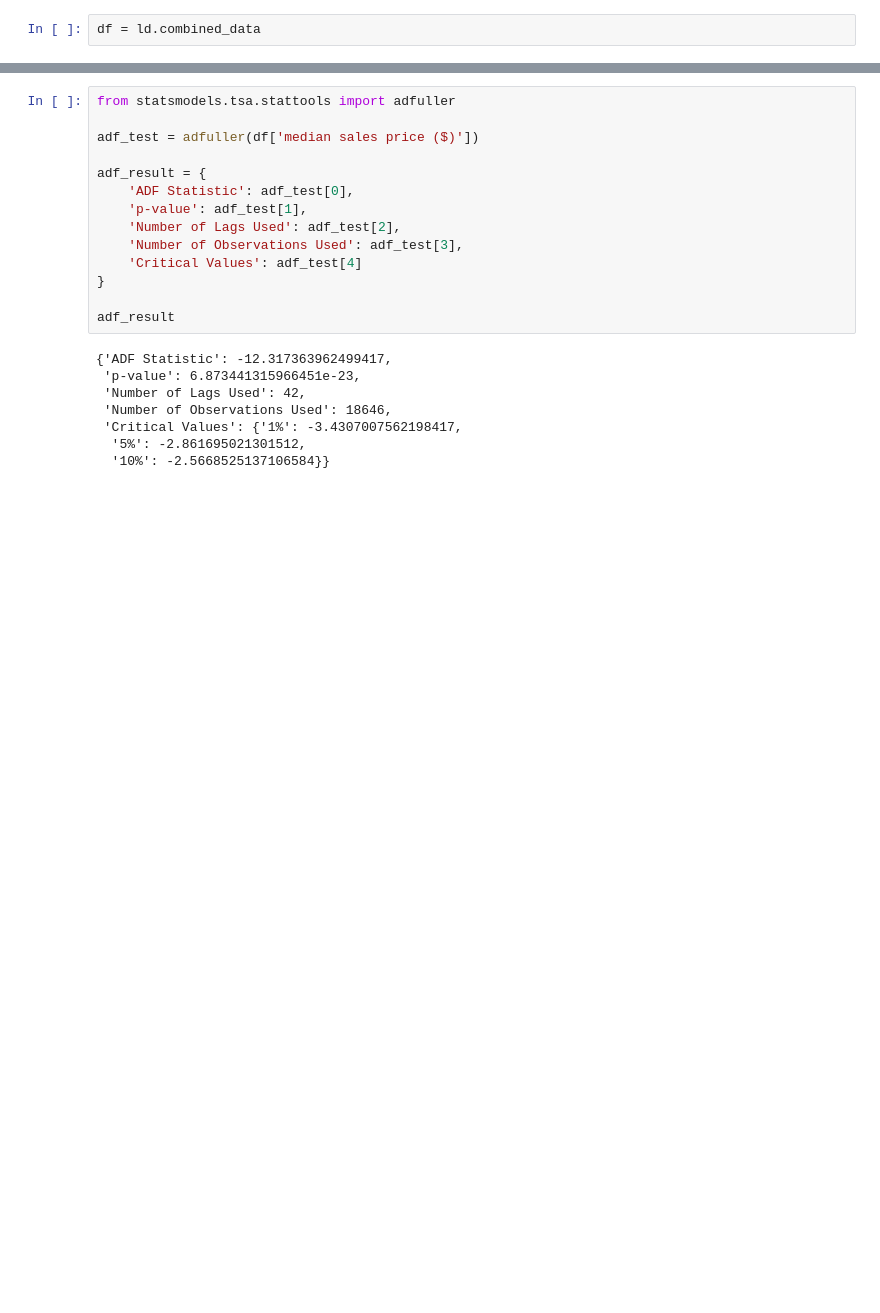
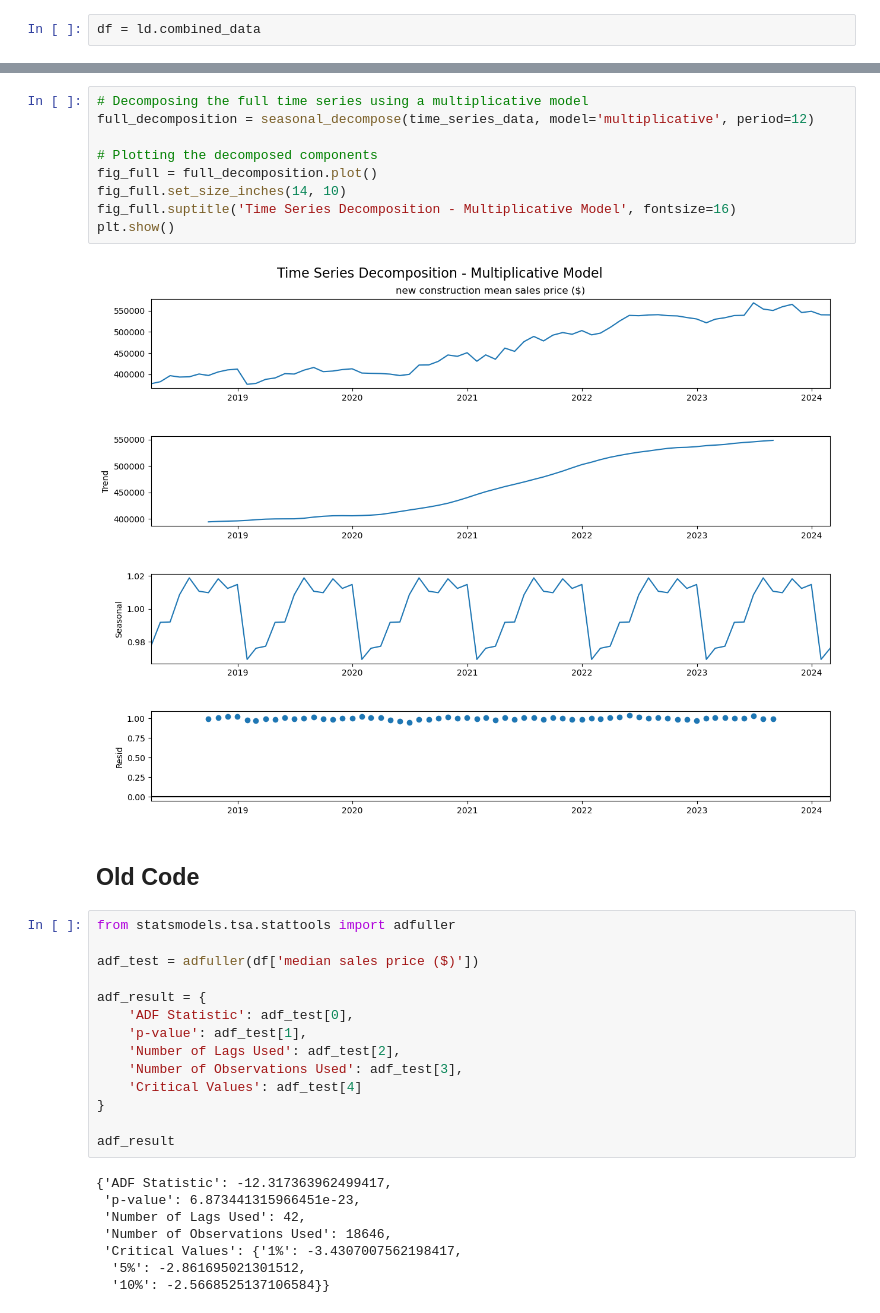
Before and after one commit to jacobsimeral/TS_Forecasting_Project, a Jupyter notebook: Code/EDA/EDA_MG.ipynb, the cells around one changed output, grey strips where cells are left out. Cells and saved outputs as stored; diff of their text form; blank space fills up the shorter version.

```diff
--- a/Code/EDA/EDA_MG.ipynb
+++ b/Code/EDA/EDA_MG.ipynb
@@ -61,3 +89,16 @@ plt.show()
+# %%
+# Decomposing the full time series using a multiplicative model
+full_decomposition = seasonal_decompose(time_series_data, model='multiplicative', period=12)
+
+# Plotting the decomposed components
+fig_full = full_decomposition.plot()
+fig_full.set_size_inches(14, 10)
+fig_full.suptitle('Time Series Decomposition - Multiplicative Model', fontsize=16)
+plt.show()
+# %% [output]
+[figure, added]
+# %% [markdown]
+## Old Code
 # %%
 from statsmodels.tsa.stattools import adfuller
 
```
Also changed, not shown: parts of 8 cells of this notebook.
